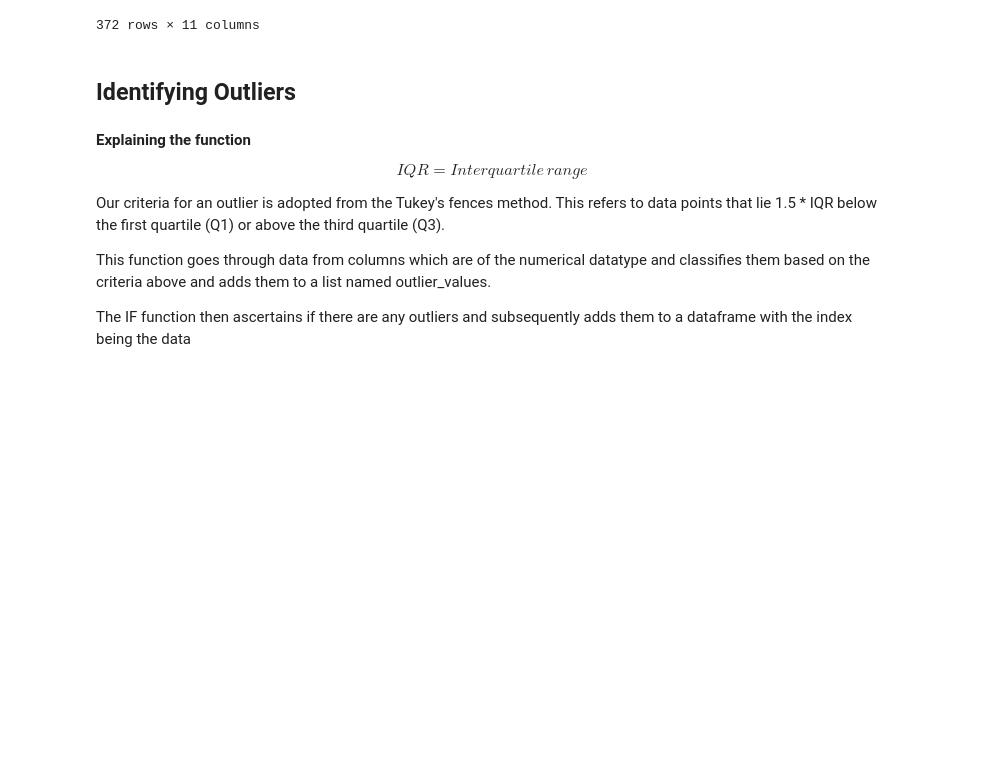
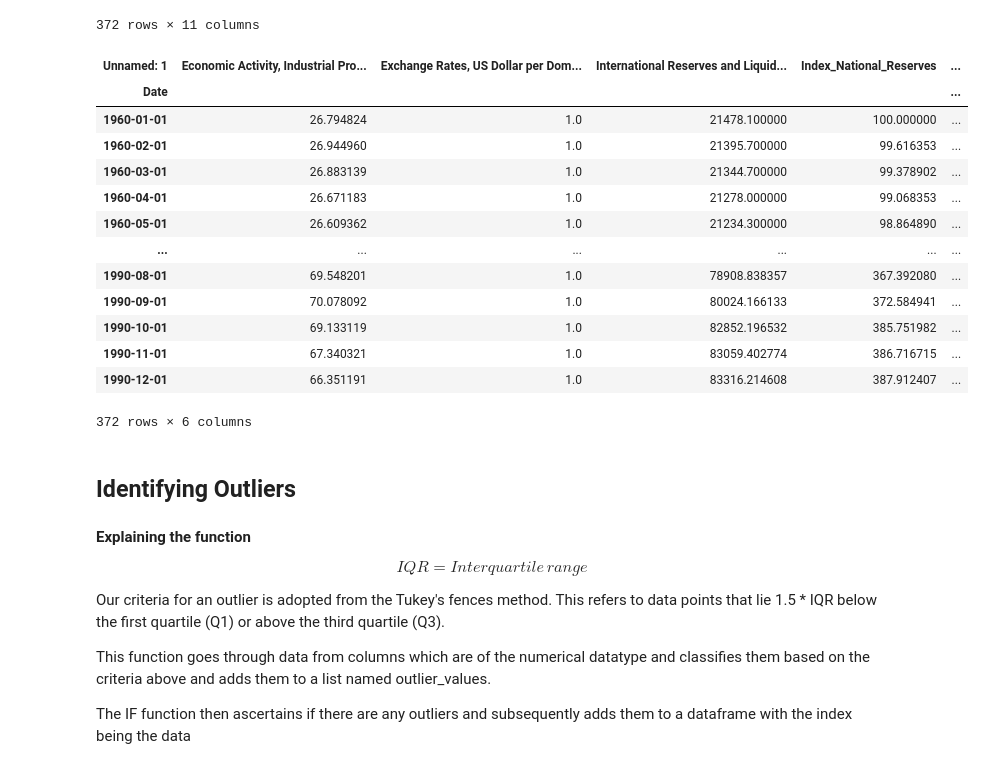
Before and after one commit to Nayrbnat/EC1B1-Coursework, a Jupyter notebook: EC1B1 Coursework.ipynb, the cells around one changed output. Drawn from its saved outputs; the diff is of its cells as text; code cells hidden in the pictures; blank space fills up the shorter version.

```diff
--- a/EC1B1 Coursework.ipynb
+++ b/EC1B1 Coursework.ipynb
@@ -92,7 +93,22 @@ df_germany
 372 rows × 11 columns
 # %%
 #Lets view the usa data frame
-df_usavv
+df_usa
+# %% [output]
+| Unnamed: 1 | Economic Activity, Industrial Pro... | Exchange Rates, US Dollar per Dom... | International Reserves and Liquid... | Index_National_Reserves | ... |
+| Date |  |  |  |  | ... |
+| 1960-01-01 | 26.794824 | 1.0 | 21478.100000 | 100.000000 | ... |
+| 1960-02-01 | 26.944960 | 1.0 | 21395.700000 | 99.616353 | ... |
+| 1960-03-01 | 26.883139 | 1.0 | 21344.700000 | 99.378902 | ... |
+| 1960-04-01 | 26.671183 | 1.0 | 21278.000000 | 99.068353 | ... |
+| 1960-05-01 | 26.609362 | 1.0 | 21234.300000 | 98.864890 | ... |
+| ... | ... | ... | ... | ... | ... |
+| 1990-08-01 | 69.548201 | 1.0 | 78908.838357 | 367.392080 | ... |
+| 1990-09-01 | 70.078092 | 1.0 | 80024.166133 | 372.584941 | ... |
+| 1990-10-01 | 69.133119 | 1.0 | 82852.196532 | 385.751982 | ... |
+| 1990-11-01 | 67.340321 | 1.0 | 83059.402774 | 386.716715 | ... |
+| 1990-12-01 | 66.351191 | 1.0 | 83316.214608 | 387.912407 | ... |
+372 rows × 6 columns
 # %% [markdown]
 ## Identifying Outliers
 # %%
```
Also changed, not shown: parts of 12 cells of this notebook.
